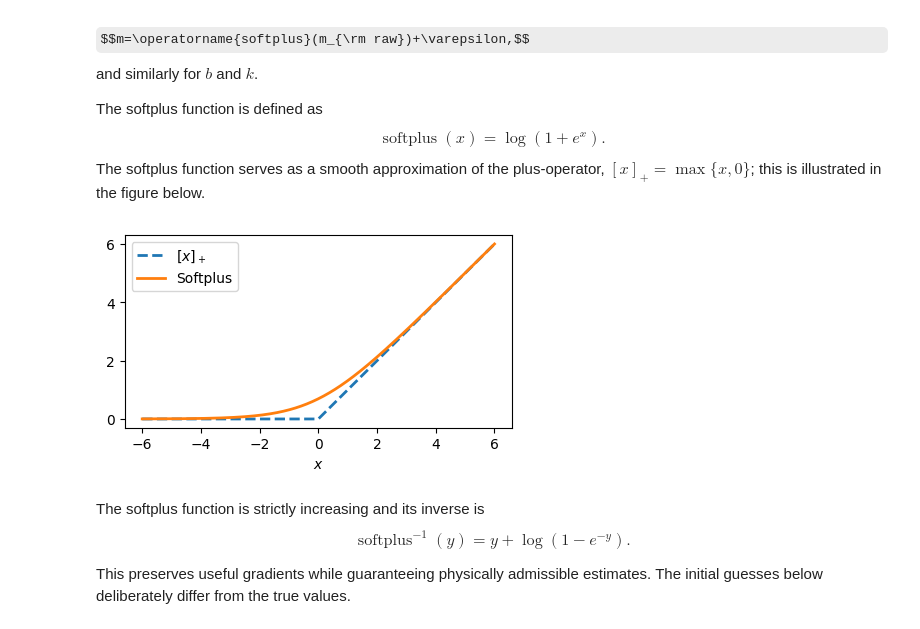
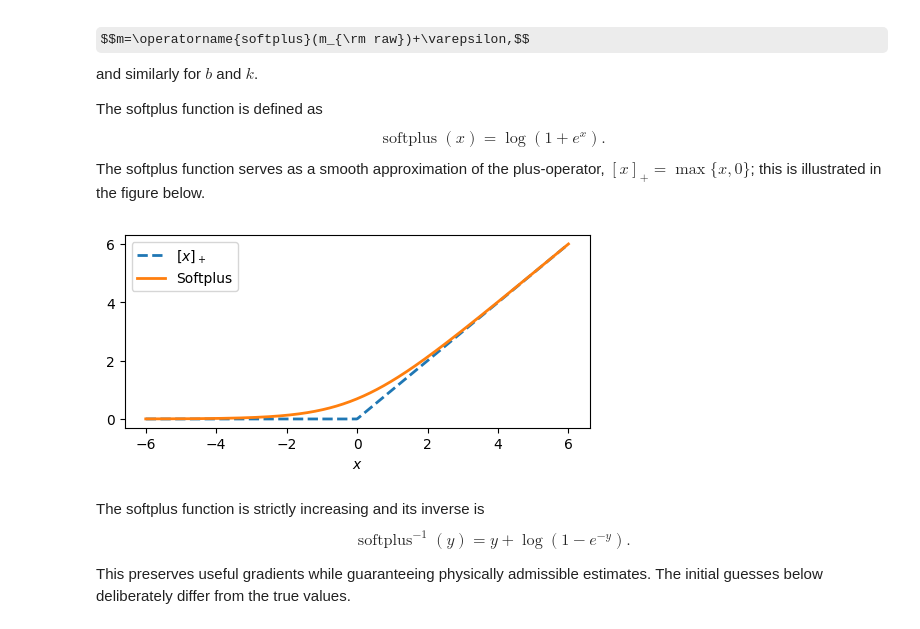
Before and after one commit to alphaville/EstimationTheoryNotebooks, a Jupyter notebook: 5_neural/2_pinn.ipynb, the cells around one changed output. Cells and saved outputs as stored; diff of their text form; code cells hidden in the pictures; some formulas as TeX source.

```diff
--- a/5_neural/2_pinn.ipynb
+++ b/5_neural/2_pinn.ipynb
@@ -184,15 +184,15 @@ The softplus function serves as a smooth approximation of the plus-operator, $[x
 # %%
 softplus_input = torch.linspace(-6.0, 6.0, 500)
 softplus_values = F.softplus(softplus_input)
 plus_values = torch.clamp(softplus_input, min=0.0)
-plt.figure(figsize=(5, 2.5))
+plt.figure(figsize=(6, 2.5))
 plt.plot(softplus_input, plus_values, "--", linewidth=2, label="$[x]_+$" )
 plt.plot(softplus_input, softplus_values, linewidth=2, label="Softplus")
 plt.xlabel("$x$")
 plt.legend()
 plt.show()
 # %% [output]
-[figure, old version]
+[figure, new version]
 # %% [markdown]
 The softplus function is strictly increasing and its inverse is
 $$\operatorname{softplus}^{-1}(y) = y + \log(1 - e^{-y}).$$
```
Also changed, not shown: parts of 7 cells of this notebook.
